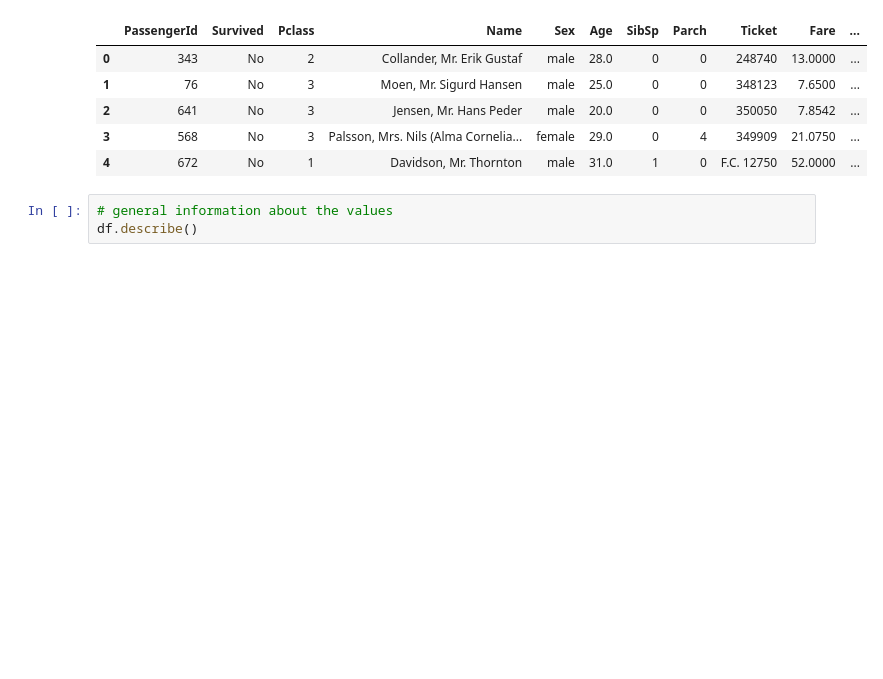
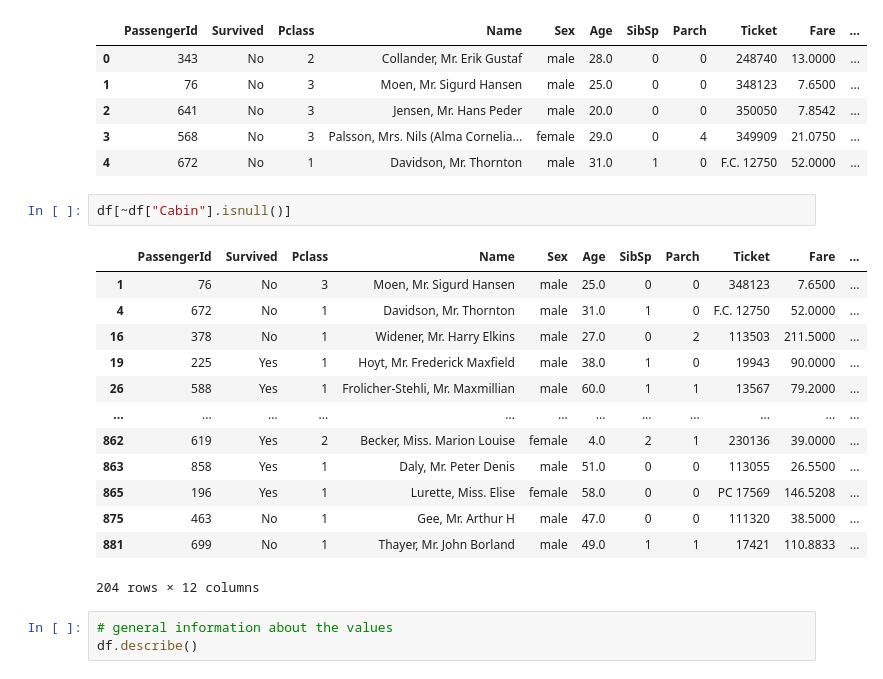
Before and after one commit to Ghiles1010/checkpoints, a Jupyter notebook: Checkpoint_2.ipynb, the cells around one changed output. Saved outputs shown, nothing was run; the diff lists cells and outputs as text; blank space fills up the shorter version.

```diff
--- a/Checkpoint_2.ipynb
+++ b/Checkpoint_2.ipynb
@@ -21,6 +21,22 @@ df.head()
 | 2 | 641 | No | 3 | Jensen, Mr. Hans Peder | male | 20.0 | 0 | 0 | 350050 | 7.8542 | ... |
 | 3 | 568 | No | 3 | Palsson, Mrs. Nils (Alma Cornelia... | female | 29.0 | 0 | 4 | 349909 | 21.0750 | ... |
 | 4 | 672 | No | 1 | Davidson, Mr. Thornton | male | 31.0 | 1 | 0 | F.C. 12750 | 52.0000 | ... |
+# %%
+df[~df["Cabin"].isnull()]
+# %% [output]
+|  | PassengerId | Survived | Pclass | Name | Sex | Age | SibSp | Parch | Ticket | Fare | ... |
+| 1 | 76 | No | 3 | Moen, Mr. Sigurd Hansen | male | 25.0 | 0 | 0 | 348123 | 7.6500 | ... |
+| 4 | 672 | No | 1 | Davidson, Mr. Thornton | male | 31.0 | 1 | 0 | F.C. 12750 | 52.0000 | ... |
+| 16 | 378 | No | 1 | Widener, Mr. Harry Elkins | male | 27.0 | 0 | 2 | 113503 | 211.5000 | ... |
+| 19 | 225 | Yes | 1 | Hoyt, Mr. Frederick Maxfield | male | 38.0 | 1 | 0 | 19943 | 90.0000 | ... |
+| 26 | 588 | Yes | 1 | Frolicher-Stehli, Mr. Maxmillian | male | 60.0 | 1 | 1 | 13567 | 79.2000 | ... |
+| ... | ... | ... | ... | ... | ... | ... | ... | ... | ... | ... | ... |
+| 862 | 619 | Yes | 2 | Becker, Miss. Marion Louise | female | 4.0 | 2 | 1 | 230136 | 39.0000 | ... |
+| 863 | 858 | Yes | 1 | Daly, Mr. Peter Denis | male | 51.0 | 0 | 0 | 113055 | 26.5500 | ... |
+| 865 | 196 | Yes | 1 | Lurette, Miss. Elise | female | 58.0 | 0 | 0 | PC 17569 | 146.5208 | ... |
+| 875 | 463 | No | 1 | Gee, Mr. Arthur H | male | 47.0 | 0 | 0 | 111320 | 38.5000 | ... |
+| 881 | 699 | No | 1 | Thayer, Mr. John Borland | male | 49.0 | 1 | 1 | 17421 | 110.8833 | ... |
+204 rows × 12 columns
 # %%
 # general information about the values
 df.describe()
```
Also changed, not shown: parts of 3 cells of this notebook.
